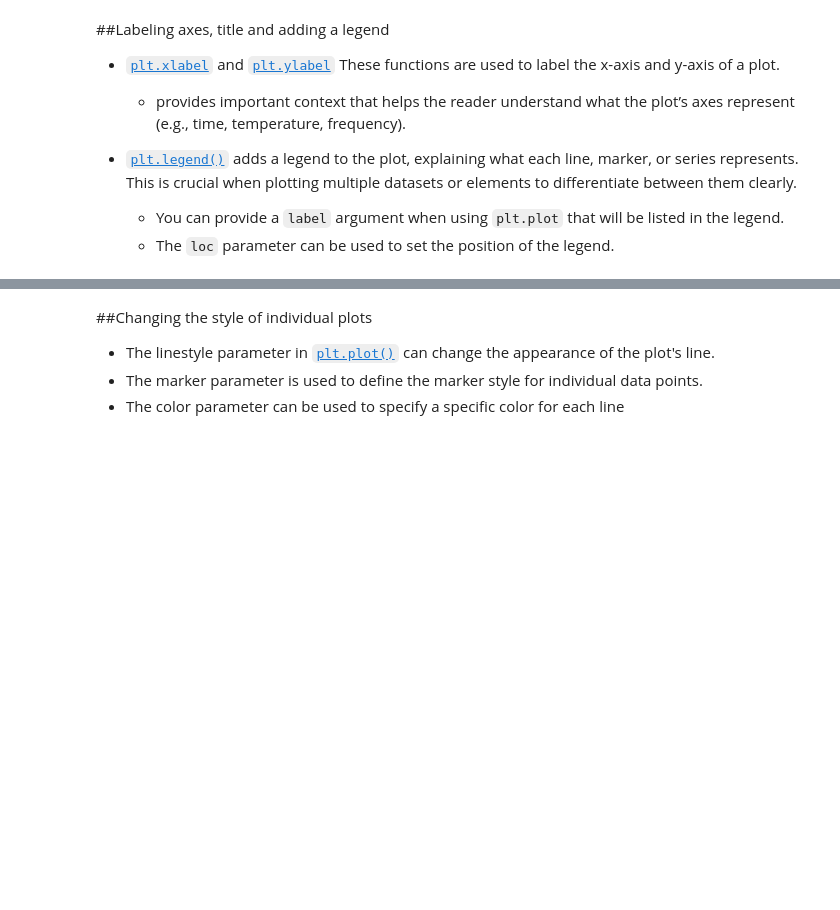
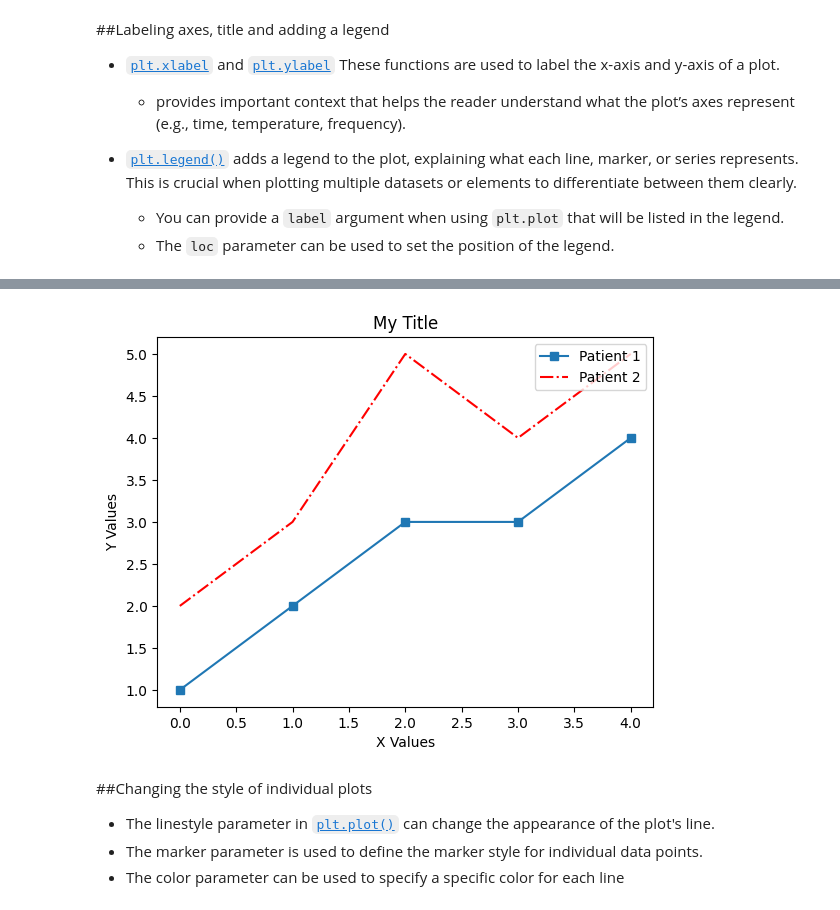
Before and after one commit to aragan11/BME3053C-Spring-2025, a Jupyter notebook: lessons-solved/03_Matplotlib_and_Numpy_02_07_2025.ipynb, the cells around one changed output, grey strips where cells are left out. Cells and saved outputs as stored; diff of their text form; code cells hidden in the pictures; blank space fills up the shorter version.

```diff
--- a/lessons-solved/03_Matplotlib_and_Numpy_02_07_2025.ipynb
+++ b/lessons-solved/03_Matplotlib_and_Numpy_02_07_2025.ipynb
@@ -54,16 +60,18 @@ plt.xlabel('X Values')
 # %%
 patient_1_data=[1, 2, 3, 3, 4]
 patient_2_data=[2, 3,5, 4, 5]
 
-plt.plot(patient_1_data,label="Patient 1")
-plt.plot(patient_2_data,label="Patient 2")
+plt.plot(patient_1_data,label="Patient 1", marker='s')
+plt.plot(patient_2_data,label="Patient 2", linestyle='-.',color='r')
 plt.title('My Title')
 
 plt.xlabel('X Values')
 plt.ylabel('Y Values')
 plt.legend( loc='upper right')
 
 plt.show()
+# %% [output]
+[figure, added]
 # %% [markdown]
 ##Changing the style of individual plots
 
```
Also changed, not shown: parts of 5 cells of this notebook.
